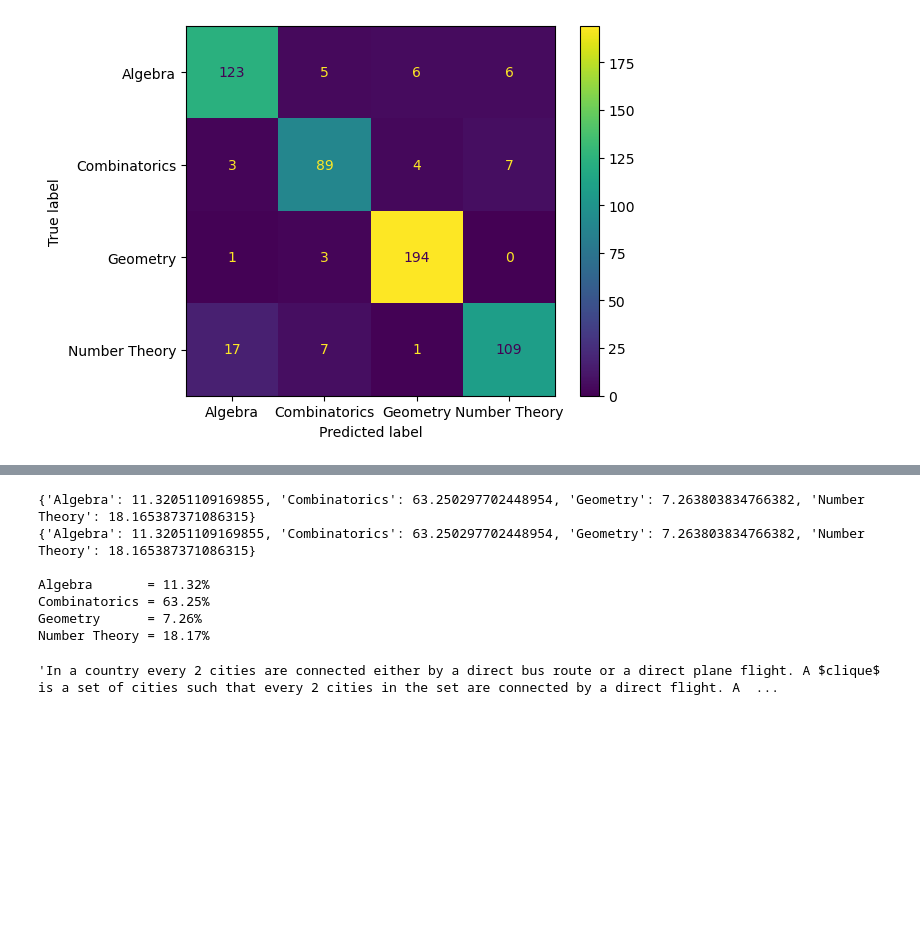
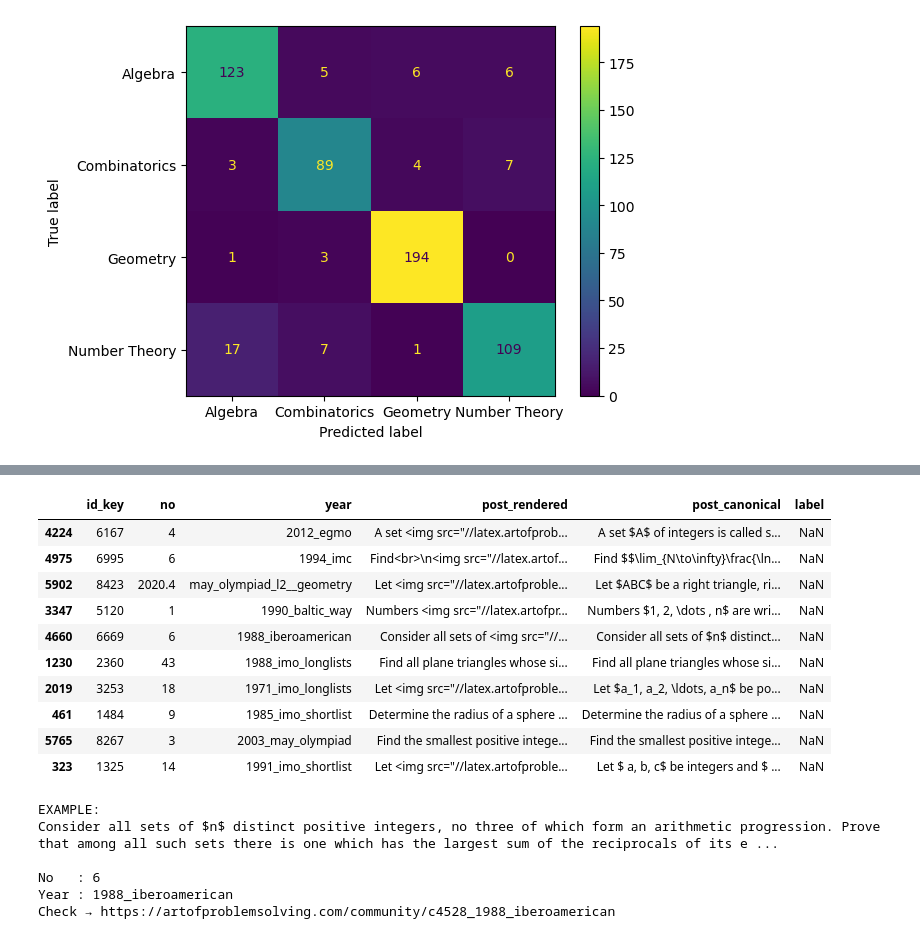
Before and after one commit to victorchendra02/Final-Academic-Project, a Jupyter notebook: model/naive_bayes.ipynb, the cells around one changed output, grey strips where cells are left out. Saved outputs shown, nothing was run; the diff lists cells and outputs as text; code cells hidden in the pictures; blank space fills up the shorter version.

```diff
--- a/model/naive_bayes.ipynb
+++ b/model/naive_bayes.ipynb
@@ -121,28 +118,33 @@ temp = data_isnull.sample(5)
-# %%
-# For new predict
-sample = ['In a country every 2 cities are connected either by a direct bus route or a direct plane flight. A $clique$ is a set of cities such that every 2 cities in the set are connected by a direct flight. A $cluque$ is a set of cities such that every 2 cities in the set are connected by a direct flight, and every 2 cities in the set are connected to the same number of cities by a bus route. A $claque$ is a set of cities such that every 2 cities in the set are connected by a direct flight, and every 2 numbers of bus routes from a city in the set are different. Prove that the number of cities of any clique is at most the product of the biggest possible number of cities in a cluque and the the biggest possible number of cities in a claque.  Tuymaada 2017 Q3 Juniors']
-processed = vectorizer.transform(sample)
-pred = model.predict_proba(processed)
-
-class_labels = model.classes_
-class_probabilities = {class_labels[i]: pred[0][i] * 100 for i in range(len(class_labels))}
-print(class_probabilities)
-
-sorted_class_probabilities = {label: class_probabilities[label] for label in ['Algebra', 'Combinatorics', 'Geometry', 'Number Theory']}
-print(sorted_class_probabilities)
-
-print()
-for label, prob in zip(class_labels, pred[0]):
-    print(f"{label:<14s}= {prob*100:.2f}%")
-# %% [output]
-{'Algebra': 11.32051109169855, 'Combinatorics': 63.250297702448954, 'Geometry': 7.263803834766382, 'Number Theory': 18.165387371086315}
-{'Algebra': 11.32051109169855, 'Combinatorics': 63.250297702448954, 'Geometry': 7.263803834766382, 'Number Theory': 18.165387371086315}
-
-Algebra       = 11.32%
-Combinatorics = 63.25%
-Geometry      = 7.26%
-Number Theory = 18.17%
-# %%
-temp.iloc[1, :].post_canonical
-# %% [output]
-'In a country every 2 cities are connected either by a direct bus route or a direct plane flight. A $clique$ is a set of cities such that every 2 cities in the set are connected by a direct flight. A  ...
+# %%
+# RANDOM
+temp = data_isnull.sample(10)
+n = random.randint(0, 9)
+
+teks_soal = temp.iloc[n, :].post_canonical
+
+
+display(temp[["id_key", "no", "year", "post_rendered", "post_canonical", "label"]])
+print("\n\nEXAMPLE:")
+print(f"{teks_soal}\n")
+
+print(f"No   : {temp.iloc[n, :].no}")
+print(f"Year : {temp.iloc[n, :].year}")
+print(f"Check → {temp.iloc[n, :].link}")
+# %% [output]
+|  | id_key | no | year | post_rendered | post_canonical | label |
+| 4224 | 6167 | 4 | 2012_egmo | A set <img src="//latex.artofprob... | A set $A$ of integers is called s... | NaN |
+| 4975 | 6995 | 6 | 1994_imc | Find<br>\n<img src="//latex.artof... | Find $$\lim_{N\to\infty}\frac{\ln... | NaN |
+| 5902 | 8423 | 2020.4 | may_olympiad_l2__geometry | Let <img src="//latex.artofproble... | Let $ABC$ be a right triangle, ri... | NaN |
+| 3347 | 5120 | 1 | 1990_baltic_way | Numbers <img src="//latex.artofpr... | Numbers $1, 2, \dots , n$ are wri... | NaN |
+| 4660 | 6669 | 6 | 1988_iberoamerican | Consider all sets of <img src="//... | Consider all sets of $n$ distinct... | NaN |
+| 1230 | 2360 | 43 | 1988_imo_longlists | Find all plane triangles whose si... | Find all plane triangles whose si... | NaN |
+| 2019 | 3253 | 18 | 1971_imo_longlists | Let <img src="//latex.artofproble... | Let $a_1, a_2, \ldots, a_n$ be po... | NaN |
+| 461 | 1484 | 9 | 1985_imo_shortlist | Determine the radius of a sphere ... | Determine the radius of a sphere ... | NaN |
+| 5765 | 8267 | 3 | 2003_may_olympiad | Find the smallest positive intege... | Find the smallest positive intege... | NaN |
+| 323 | 1325 | 14 | 1991_imo_shortlist | Let <img src="//latex.artofproble... | Let $ a, b, c$ be integers and $ ... | NaN |
+EXAMPLE:
+Consider all sets of $n$ distinct positive integers, no three of which form an arithmetic progression. Prove that among all such sets there is one which has the largest sum of the reciprocals of its e ...
+
+No   : 6
+Year : 1988_iberoamerican
+Check → https://artofproblemsolving.com/community/c4528_1988_iberoamerican
```
Also changed, not shown: parts of 6 cells of this notebook.
